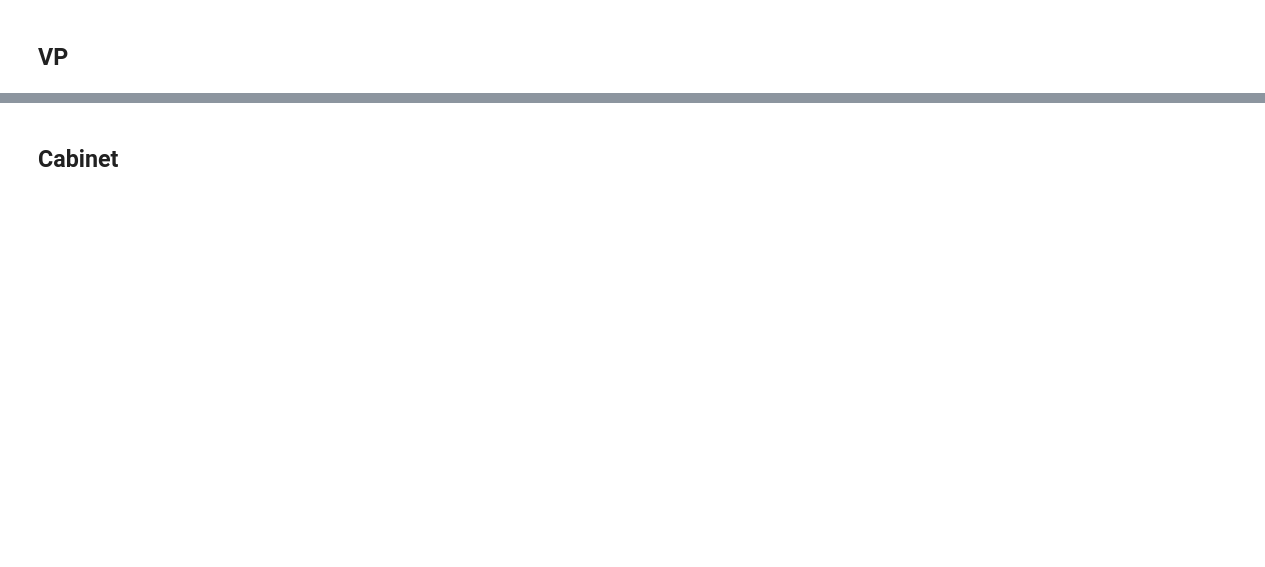
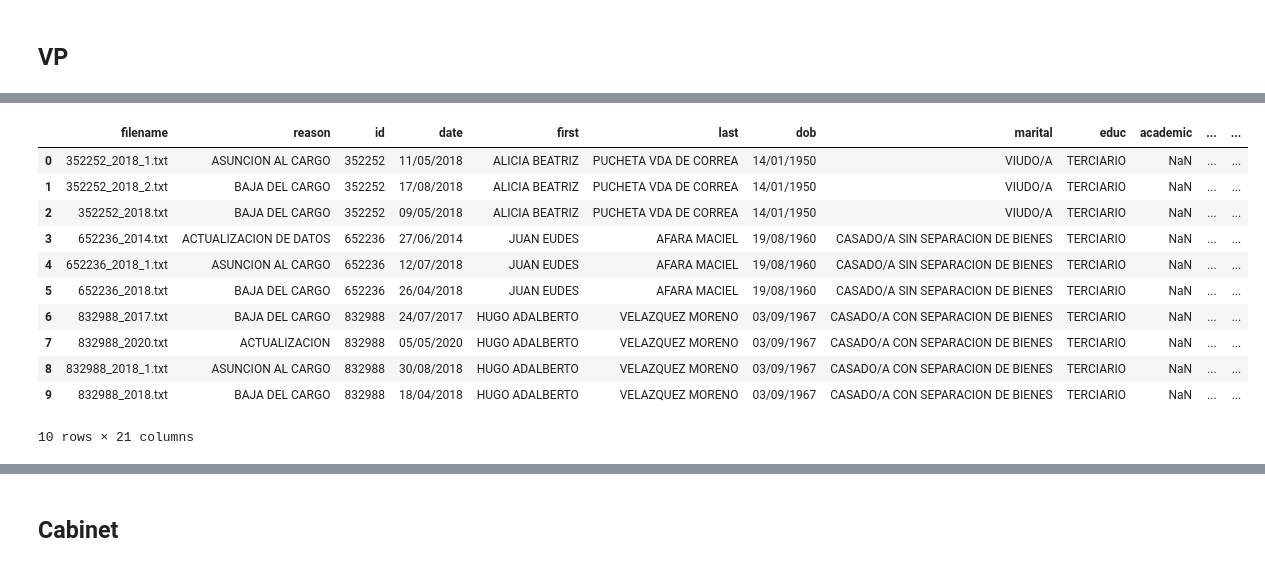
Before and after one commit to ccxzhang/Bipartisan-Index, a Jupyter notebook: Paraguay/parsing.ipynb, the cells around one changed output, grey strips where cells are left out. Saved outputs shown, nothing was run; the diff lists cells and outputs as text; code cells hidden in the pictures; blank space fills up the shorter version.

```diff
--- a/Paraguay/parsing.ipynb
+++ b/Paraguay/parsing.ipynb
@@ -466,3 +521,18 @@ vp.getTexts()
 # %%
 vp_infos= pd.DataFrame(vp.getInfos())
 vp_infos= vp_infos.sort_values(by = "id").reset_index().drop(columns= "index")
+# %%
+vp_infos
+# %% [output]
+|  | filename | reason | id | date | first | last | dob | marital | educ | academic | ... | ... |
+| 0 | 352252_2018_1.txt | ASUNCION AL CARGO | 352252 | 11/05/2018 | ALICIA BEATRIZ | PUCHETA VDA DE CORREA | 14/01/1950 | VIUDO/A | TERCIARIO | NaN | ... | ... |
+| 1 | 352252_2018_2.txt | BAJA DEL CARGO | 352252 | 17/08/2018 | ALICIA BEATRIZ | PUCHETA VDA DE CORREA | 14/01/1950 | VIUDO/A | TERCIARIO | NaN | ... | ... |
+| 2 | 352252_2018.txt | BAJA DEL CARGO | 352252 | 09/05/2018 | ALICIA BEATRIZ | PUCHETA VDA DE CORREA | 14/01/1950 | VIUDO/A | TERCIARIO | NaN | ... | ... |
+| 3 | 652236_2014.txt | ACTUALIZACION DE DATOS | 652236 | 27/06/2014 | JUAN EUDES | AFARA MACIEL | 19/08/1960 | CASADO/A SIN SEPARACION DE BIENES | TERCIARIO | NaN | ... | ... |
+| 4 | 652236_2018_1.txt | ASUNCION AL CARGO | 652236 | 12/07/2018 | JUAN EUDES | AFARA MACIEL | 19/08/1960 | CASADO/A SIN SEPARACION DE BIENES | TERCIARIO | NaN | ... | ... |
+| 5 | 652236_2018.txt | BAJA DEL CARGO | 652236 | 26/04/2018 | JUAN EUDES | AFARA MACIEL | 19/08/1960 | CASADO/A SIN SEPARACION DE BIENES | TERCIARIO | NaN | ... | ... |
+| 6 | 832988_2017.txt | BAJA DEL CARGO | 832988 | 24/07/2017 | HUGO ADALBERTO | VELAZQUEZ MORENO | 03/09/1967 | CASADO/A CON SEPARACION DE BIENES | TERCIARIO | NaN | ... | ... |
+| 7 | 832988_2020.txt | ACTUALIZACION | 832988 | 05/05/2020 | HUGO ADALBERTO | VELAZQUEZ MORENO | 03/09/1967 | CASADO/A CON SEPARACION DE BIENES | TERCIARIO | NaN | ... | ... |
+| 8 | 832988_2018_1.txt | ASUNCION AL CARGO | 832988 | 30/08/2018 | HUGO ADALBERTO | VELAZQUEZ MORENO | 03/09/1967 | CASADO/A CON SEPARACION DE BIENES | TERCIARIO | NaN | ... | ... |
+| 9 | 832988_2018.txt | BAJA DEL CARGO | 832988 | 18/04/2018 | HUGO ADALBERTO | VELAZQUEZ MORENO | 03/09/1967 | CASADO/A CON SEPARACION DE BIENES | TERCIARIO | NaN | ... | ... |
+10 rows × 21 columns
```
Also changed, not shown: parts of 25 cells of this notebook, 1 other file.
